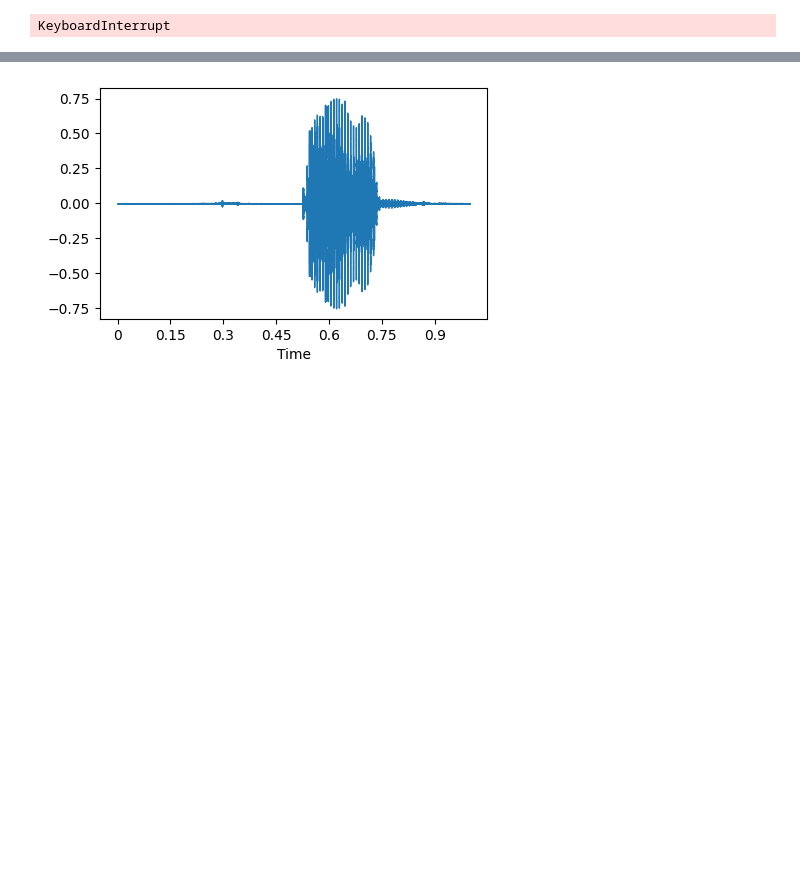
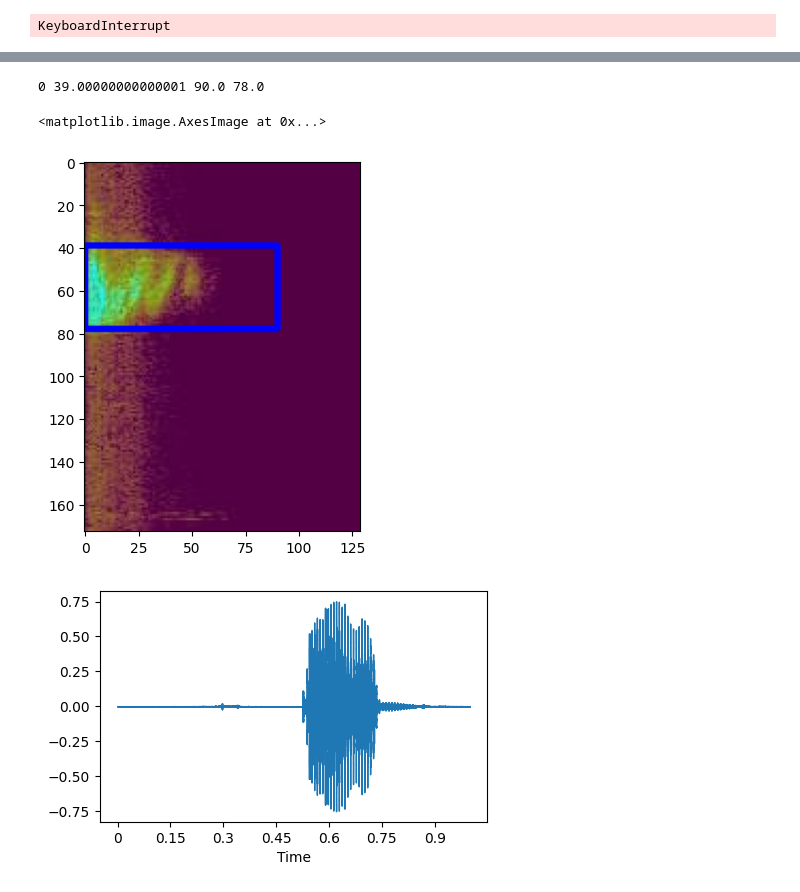
Before and after one commit to KalingaFer/yolo_with_voice-recognition, a Jupyter notebook: project/DataCreation/create_bounding_box.ipynb, the cells around one changed output, grey strips where cells are left out. Cells and saved outputs as stored; diff of their text form; code cells hidden in the pictures; blank space fills up the shorter version.

```diff
--- a/project/DataCreation/create_bounding_box.ipynb
+++ b/project/DataCreation/create_bounding_box.ipynb
@@ -423,0 +157,14 @@ KeyboardInterrupt:
+# %%
+x1 = 0
+y1 = (float(y)-(float(h)/2))*173
+w1=float(w)*129
+h1=(float(h)*173)+y1
+print(x1,y1,w1,h1)
+# %% [output]
+0 39.00000000000001 90.0 78.0
+# %%
+cv2.rectangle(image, (0, int(y1)), (90, int(h1)), (0, 0, 255), 1)
+plt.imshow(image)
+# %% [output]
+<matplotlib.image.AxesImage at 0x...>
+[figure, added]
```
Also changed, not shown: parts of 15 cells of this notebook, 1 other file.
